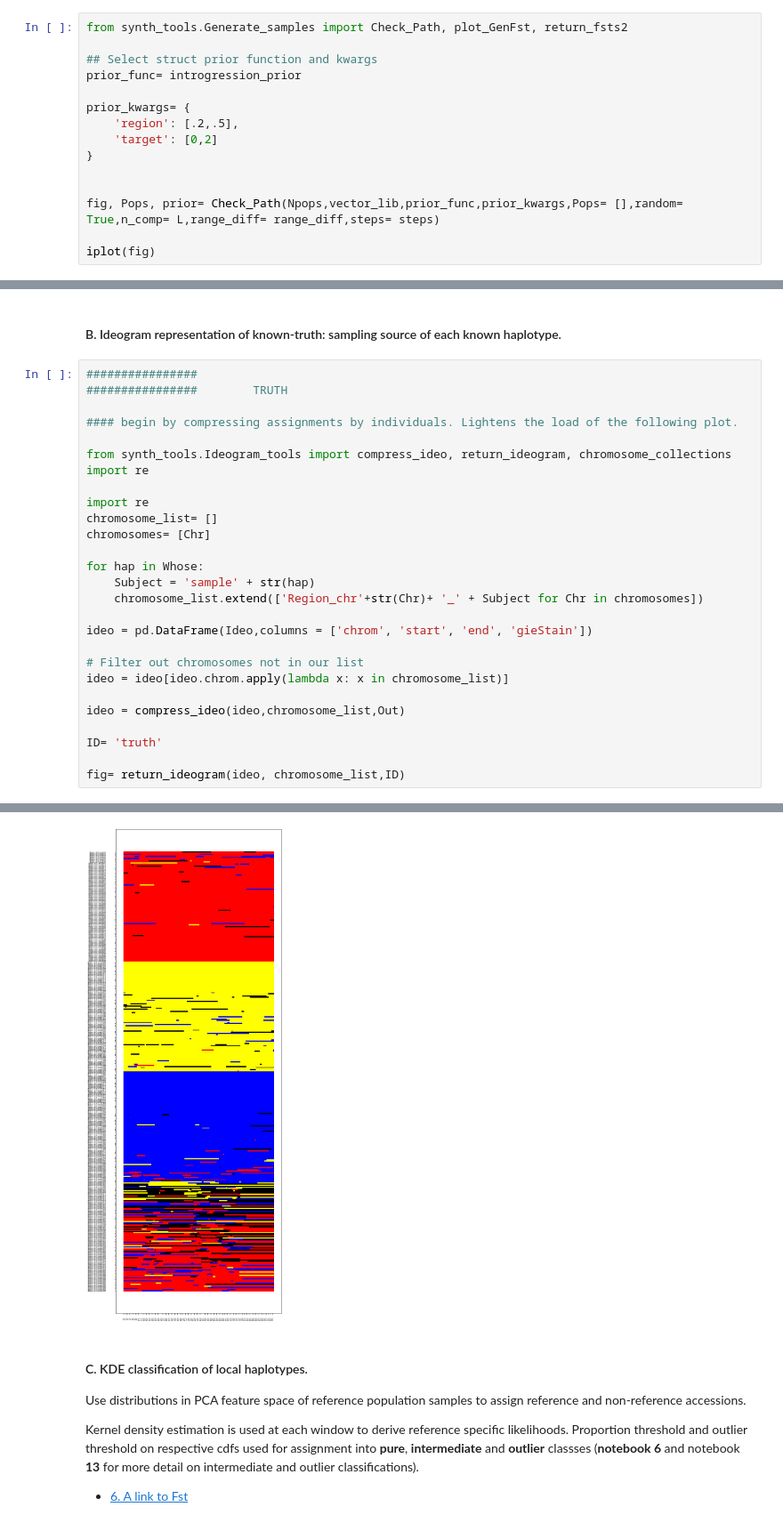
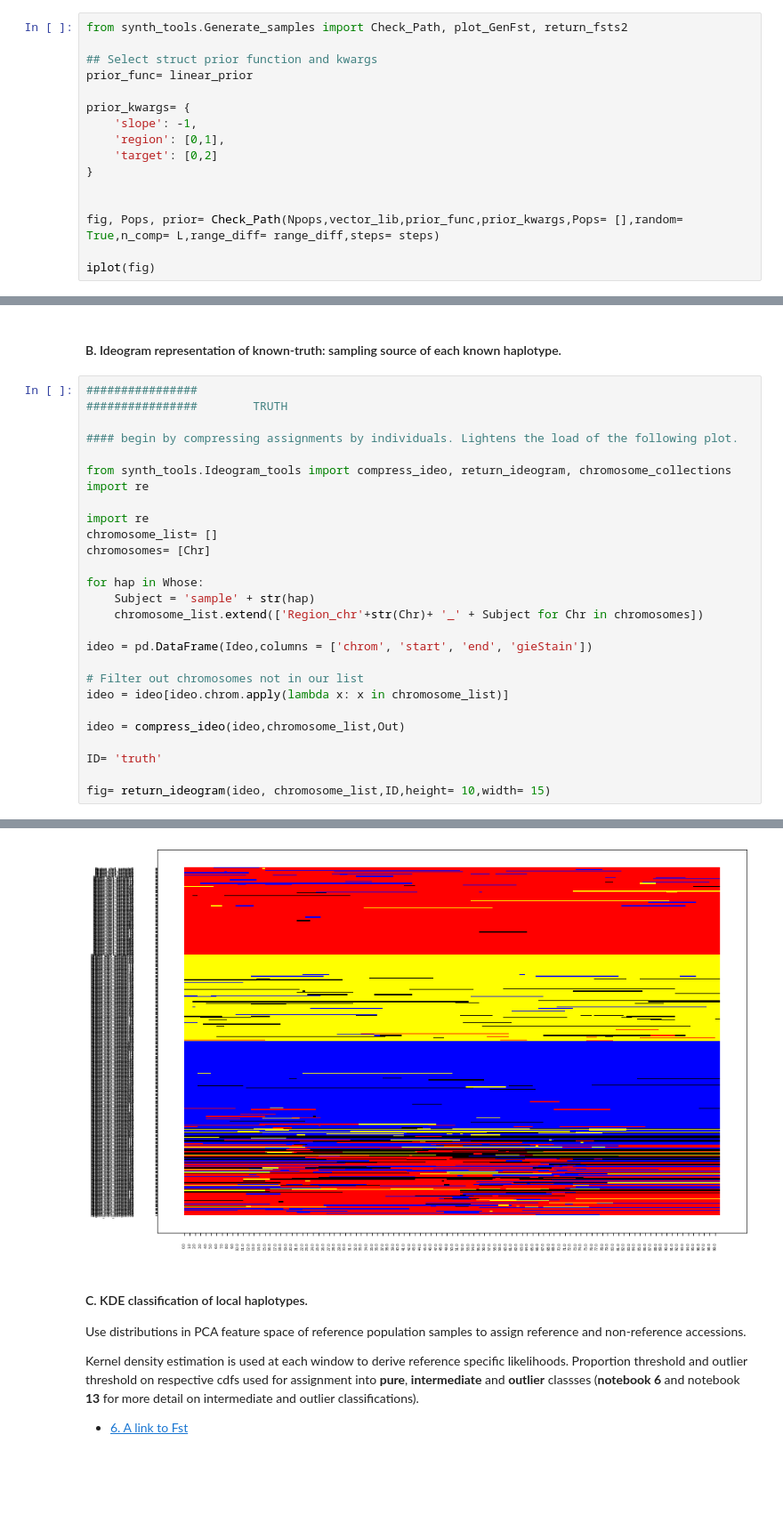
Before and after one commit to SantosJGND/Tools_and_toys, a Jupyter notebook: Simulate_genomes/Genomic structure Simulator.ipynb, the cells around one changed output, grey strips where cells are left out. Shown at 89% size. Cells and saved outputs as stored; diff of their text form; blank space fills up the shorter version.

```diff
--- a/Simulate_genomes/Genomic structure Simulator.ipynb
+++ b/Simulate_genomes/Genomic structure Simulator.ipynb
@@ -443,10 +442,11 @@ label_package= {
 from synth_tools.Generate_samples import Check_Path, plot_GenFst, return_fsts2
 
 ## Select struct prior function and kwargs
-prior_func= introgression_prior
+prior_func= linear_prior
 
 prior_kwargs= {
-    'region': [.2,.5],
+    'slope': -1,
+    'region': [0,1],
     'target': [0,2]
 }
 
@@ -565,33 +565,33 @@ This is the format of your plot grid:
 # %%
 ################
 ################        TRUTH
 
 #### begin by compressing assignments by individuals. Lightens the load of the following plot.
 
 from synth_tools.Ideogram_tools import compress_ideo, return_ideogram, chromosome_collections
 import re
 
 import re
 chromosome_list= []
 chromosomes= [Chr]
 
 for hap in Whose:
     Subject = 'sample' + str(hap)
     chromosome_list.extend(['Region_chr'+str(Chr)+ '_' + Subject for Chr in chromosomes])
 
 ideo = pd.DataFrame(Ideo,columns = ['chrom', 'start', 'end', 'gieStain'])
 
 # Filter out chromosomes not in our list
 ideo = ideo[ideo.chrom.apply(lambda x: x in chromosome_list)]
 
 ideo = compress_ideo(ideo,chromosome_list,Out)
 
 ID= 'truth'
 
-fig= return_ideogram(ideo, chromosome_list,ID)
+fig= return_ideogram(ideo, chromosome_list,ID,height= 10,width= 15)
 # %% [output]
 adding ideograms...
-[figure, old version]
+[figure, new version]
 # %% [markdown]
 #### C. KDE classification of local haplotypes.
 
```
Also changed, not shown: parts of 5 cells of this notebook, 6 other files.
